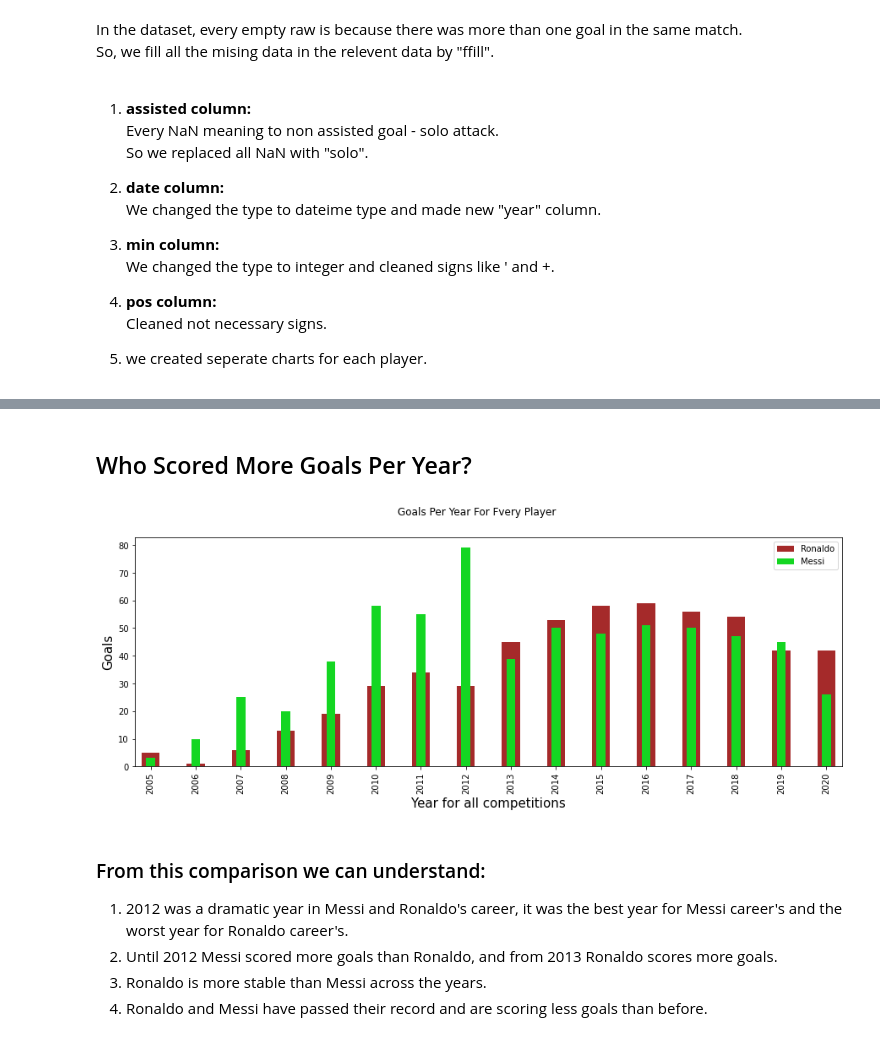
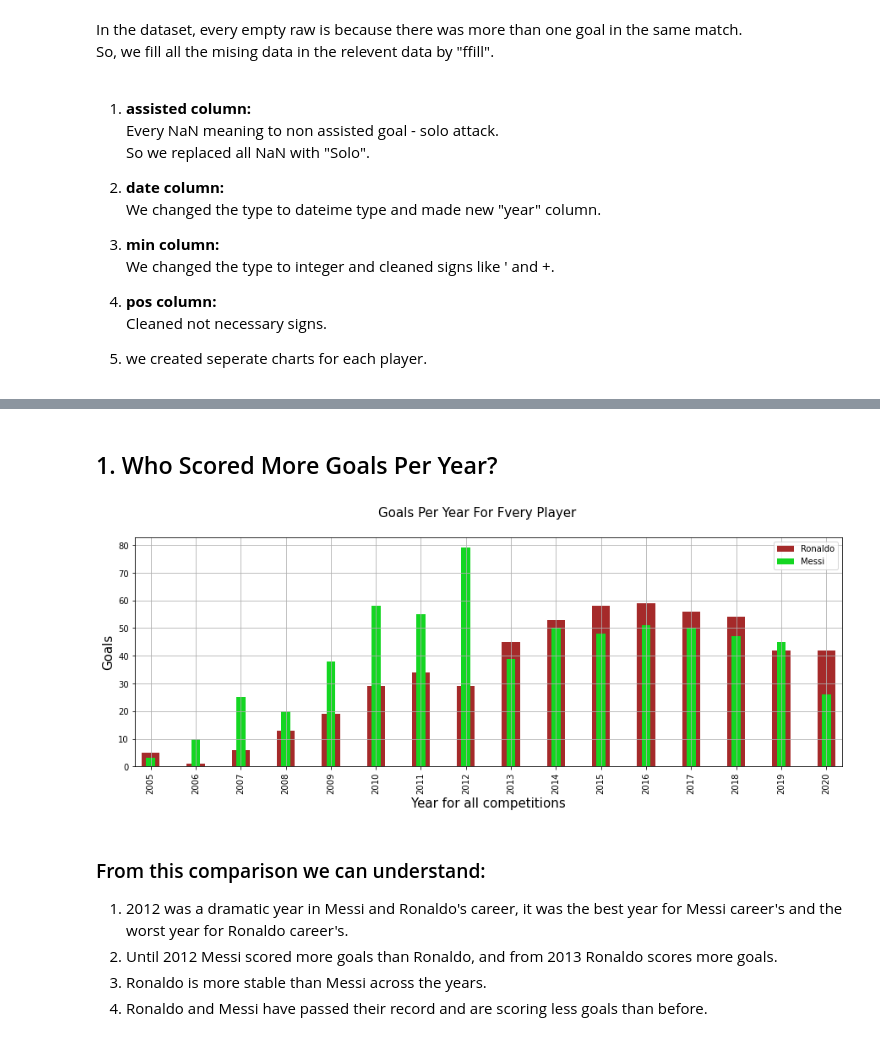
Before and after one commit to verticale3185/FINEL-PROJECT, a Jupyter notebook: final project master.ipynb, the cells around one changed output, grey strips where cells are left out. Drawn from its saved outputs; the diff is of its cells as text; code cells hidden in the pictures.

```diff
--- a/final project master.ipynb
+++ b/final project master.ipynb
@@ -54,7 +65,7 @@ for x in columns:
 # %% [markdown]
 1. **assisted column:**
 Every NaN meaning to non assisted goal - solo attack.
-So we replaced all NaN with "solo".
+So we replaced all NaN with "Solo".
 
 2. **date column:**
 We changed the type to dateime type and made new "year" column.
@@ -89,17 +100,18 @@ ronaldo_df = df.loc[df.player == 'Ronaldo']
 # %% [markdown]
 <img src=https://bolavip.com/__export/1598657320847/sites/bolavip/img/2020/08/28/lionel_messi_vs_cristiano_ronaldo.jpg_1546398727.jpg width="600">
 # %% [markdown]
-## Who Scored More Goals Per Year?
+## 1. Who Scored More Goals Per Year?
 # %%
-plt.suptitle('Goals Per Year For Fvery Player')
-ronaldo_df.groupby(['year'])['player'].count().astype(int).plot(kind='bar',color='brown',label='Ronaldo',figsize=(15,5),width = 0.4)
-messi_df.groupby(['year'])['player'].count().astype(int).plot(kind='bar',color='#14D622',label='Messi',figsize=(15,5),width = 0.2)
+plt.suptitle('Goals Per Year For Fvery Player', fontsize = 15 )
+ronaldo_df.groupby(['year'])['player'].count().plot(kind='bar',color='brown',label='Ronaldo',figsize=(15,5),width = 0.4)
+messi_df.groupby(['year'])['player'].count().plot(kind='bar',color='#14D622',label='Messi',figsize=(15,5),width = 0.2)
 plt.legend()
 plt.ylabel('Goals' , fontsize = 15)
 plt.xlabel('Year for all competitions', fontsize = 15)
+plt.grid(True)
 plt.show()
 # %% [output]
-[figure, old version]
+[figure, new version]
 # %% [markdown]
 ### From this comparison we can understand:
 1. 2012 was a dramatic year in Messi and Ronaldo's career, it was the best year for Messi career's and the worst year for Ronaldo career's.
```
Also changed, not shown: parts of 30 cells of this notebook.
